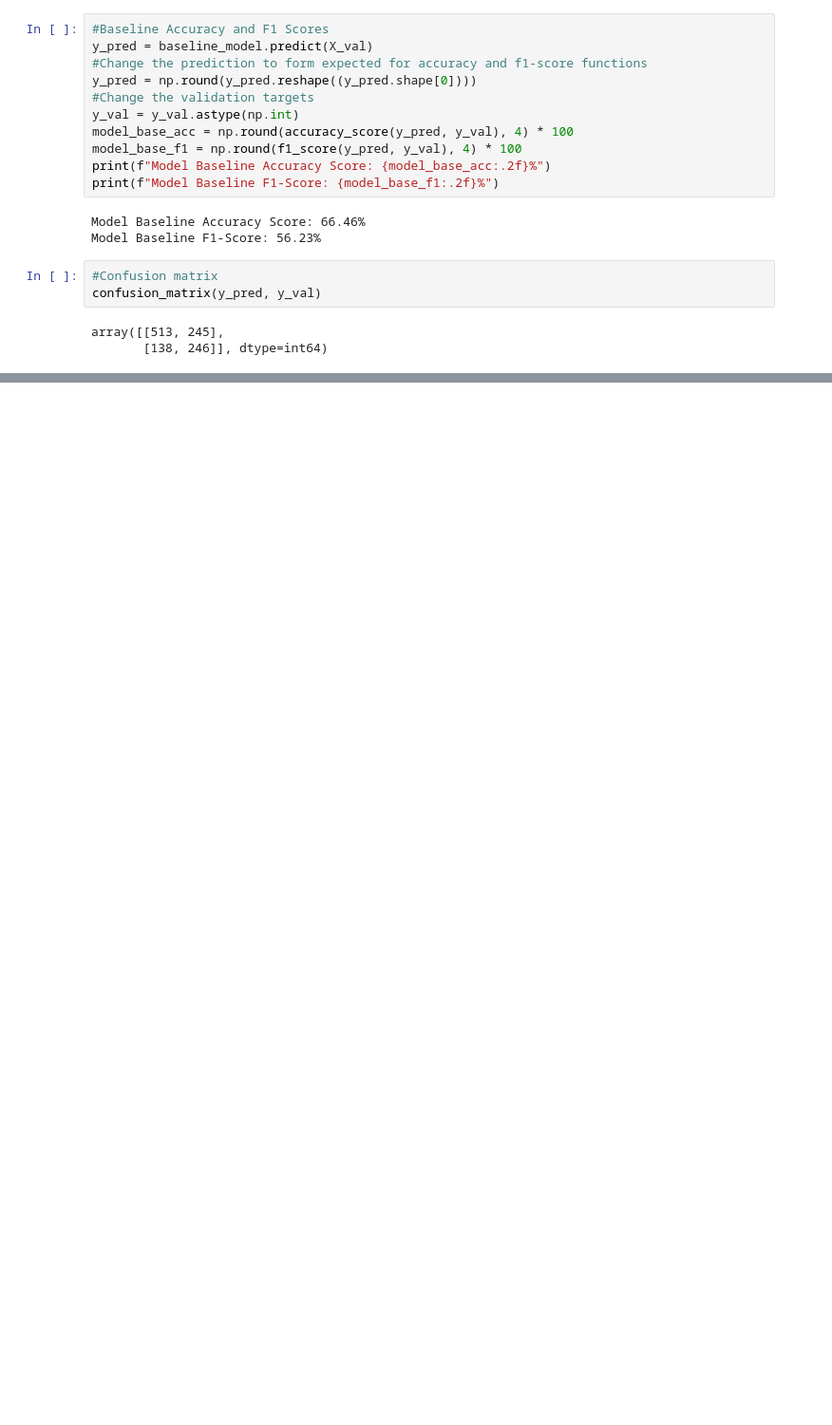
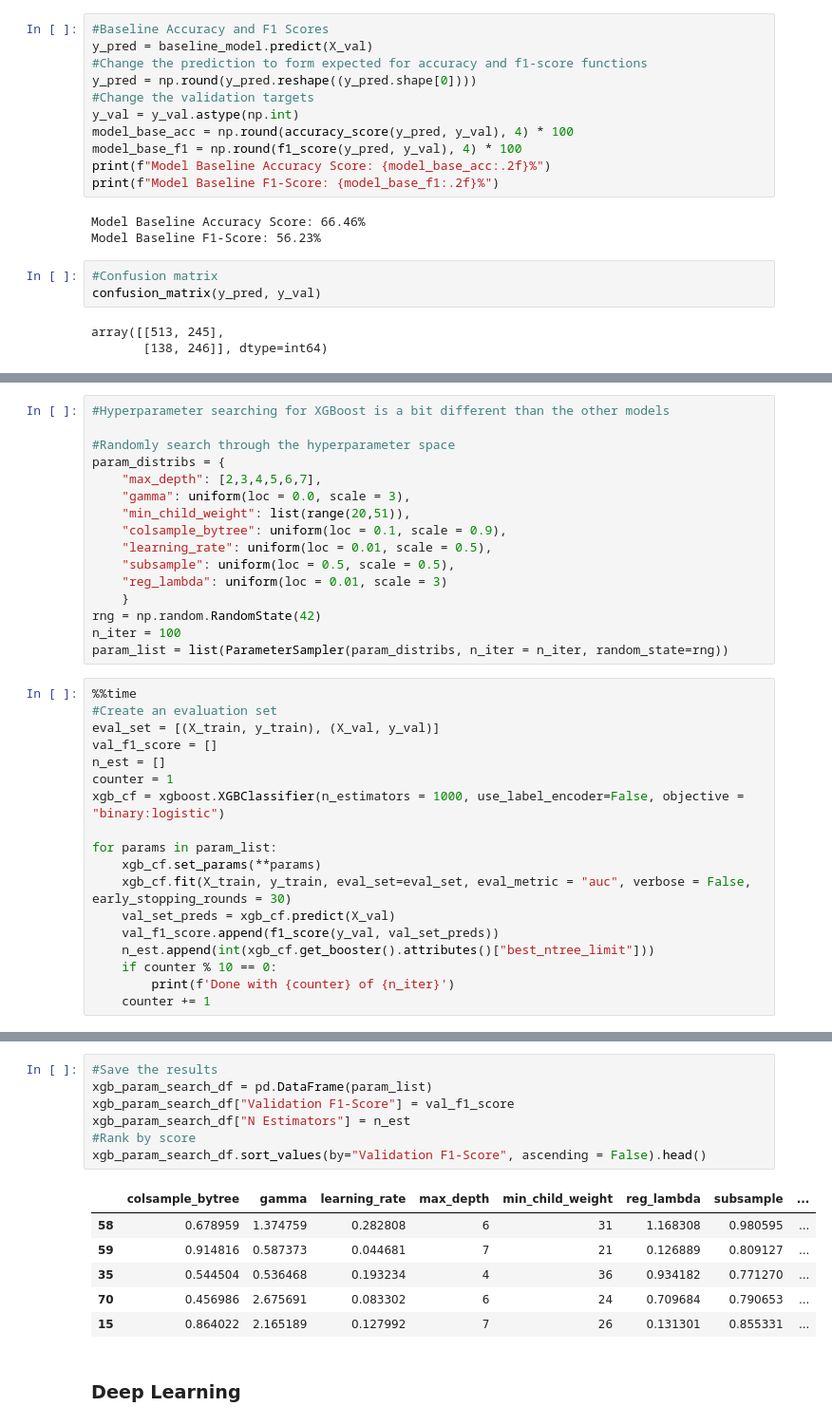
Before and after one commit to AustinYunker/Twitter-Prediction, a Jupyter notebook: Word2Vec Models.ipynb, the cells around one changed output, grey strips where cells are left out. Shown at 95% size. Saved outputs shown, nothing was run; the diff lists cells and outputs as text; blank space fills up the shorter version.

```diff
--- a/Word2Vec Models.ipynb
+++ b/Word2Vec Models.ipynb
@@ -317,0 +393,34 @@ array([[513, 245],
+# %%
+#Hyperparameter searching for XGBoost is a bit different than the other models
+
+#Randomly search through the hyperparameter space
+param_distribs = {
+    "max_depth": [2,3,4,5,6,7],
+    "gamma": uniform(loc = 0.0, scale = 3),
+    "min_child_weight": list(range(20,51)),
+    "colsample_bytree": uniform(loc = 0.1, scale = 0.9),
+    "learning_rate": uniform(loc = 0.01, scale = 0.5),
+    "subsample": uniform(loc = 0.5, scale = 0.5),
+    "reg_lambda": uniform(loc = 0.01, scale = 3)
+    }
+rng = np.random.RandomState(42)
+n_iter = 100
+param_list = list(ParameterSampler(param_distribs, n_iter = n_iter, random_state=rng))
+# %%
+%%time
+#Create an evaluation set
+eval_set = [(X_train, y_train), (X_val, y_val)]
+val_f1_score = []
+n_est = []
+counter = 1
+xgb_cf = xgboost.XGBClassifier(n_estimators = 1000, use_label_encoder=False, objective = "binary:logistic")
+
+for params in param_list:
+    xgb_cf.set_params(**params)
+    xgb_cf.fit(X_train, y_train, eval_set=eval_set, eval_metric = "auc", verbose = False, early_stopping_rounds = 30)
+    val_set_preds = xgb_cf.predict(X_val)
+    val_f1_score.append(f1_score(y_val, val_set_preds))
+    n_est.append(int(xgb_cf.get_booster().attributes()["best_ntree_limit"]))
+    if counter % 10 == 0:
+        print(f'Done with {counter} of {n_iter}')
+    counter += 1
@@ -317,0 +439,16 @@ array([[513, 245],
+# %%
+#Save the results
+xgb_param_search_df = pd.DataFrame(param_list)
+xgb_param_search_df["Validation F1-Score"] = val_f1_score
+xgb_param_search_df["N Estimators"] = n_est
+#Rank by score
+xgb_param_search_df.sort_values(by="Validation F1-Score", ascending = False).head()
+# %% [output]
+|  | colsample_bytree | gamma | learning_rate | max_depth | min_child_weight | reg_lambda | subsample | ... |
+| 58 | 0.678959 | 1.374759 | 0.282808 | 6 | 31 | 1.168308 | 0.980595 | ... |
+| 59 | 0.914816 | 0.587373 | 0.044681 | 7 | 21 | 0.126889 | 0.809127 | ... |
+| 35 | 0.544504 | 0.536468 | 0.193234 | 4 | 36 | 0.934182 | 0.771270 | ... |
+| 70 | 0.456986 | 2.675691 | 0.083302 | 6 | 24 | 0.709684 | 0.790653 | ... |
+| 15 | 0.864022 | 2.165189 | 0.127992 | 7 | 26 | 0.131301 | 0.855331 | ... |
+# %% [markdown]
+### Deep Learning
```
Also changed, not shown: parts of 17 cells of this notebook.
